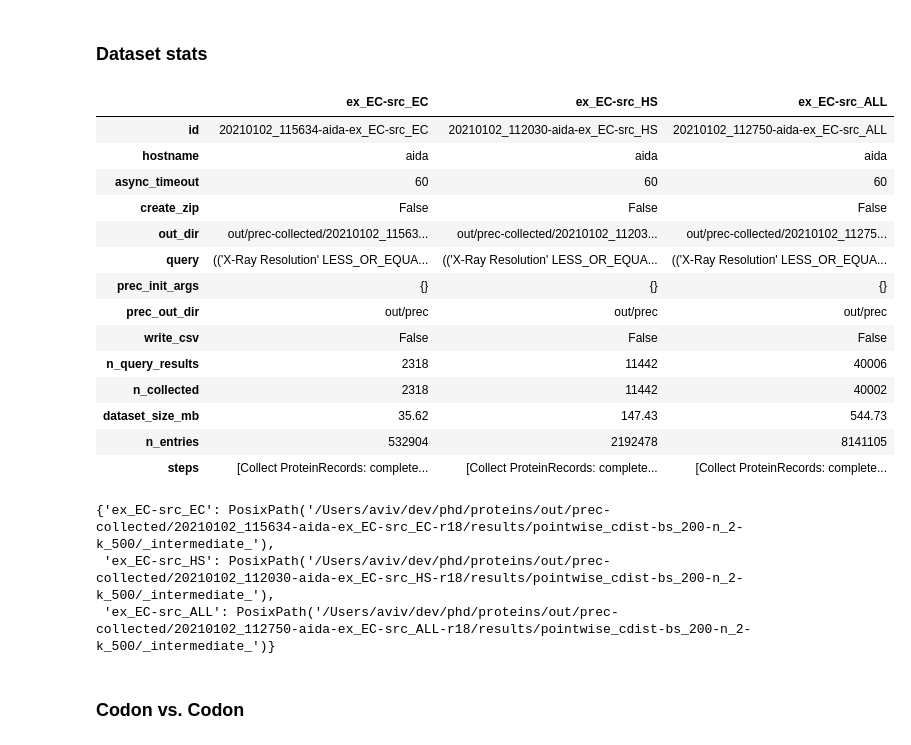
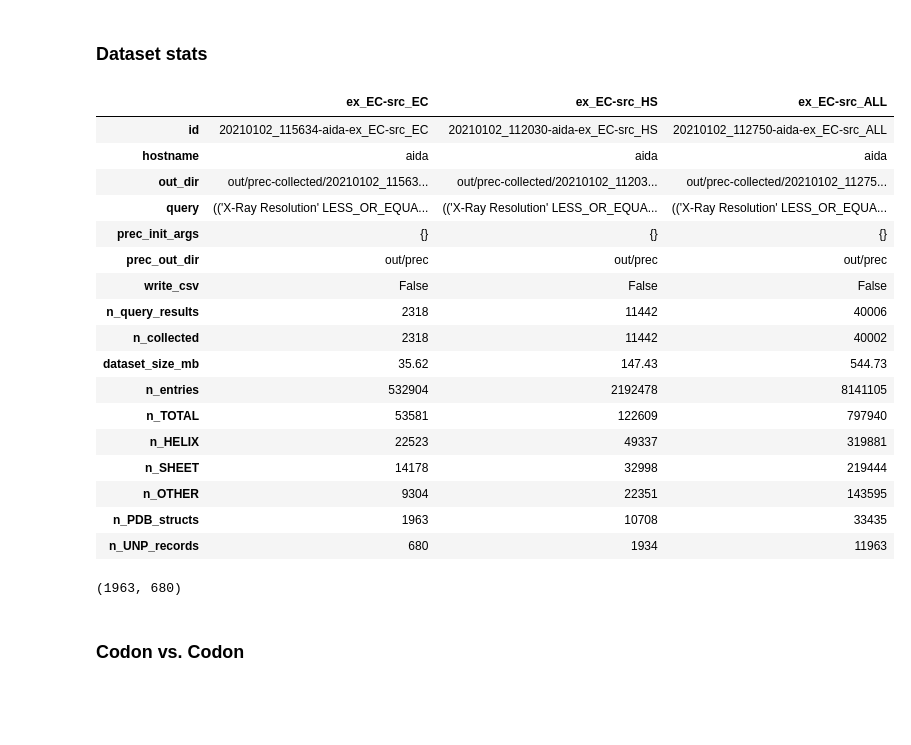
Before and after one commit to vistalab-technion/pp5, a Jupyter notebook: notebooks/05-pointwise_pvals.ipynb, the cells around one changed output. Drawn from its saved outputs; the diff is of its cells as text; code cells hidden in the pictures; blank space fills up the shorter version.

```diff
--- a/notebooks/05-pointwise_pvals.ipynb
+++ b/notebooks/05-pointwise_pvals.ipynb
@@ -31,6 +31,8 @@ DATASET_DIRS = (
 # %% [markdown]
 ### Dataset stats
 # %%
+from pp5.analysis import DSSP_TO_SS_TYPE
+
 # Maps from dataset tag to a metadata dict
 datasets_meta = {}
 
@@ -38,23 +40,53 @@ datasets_meta = {}
 dataset_result_dirs: Dict[str, Path] = {}
 
 for ds_dir in DATASET_DIRS:
+    # Load dataset metadata
     meta_path = ds_dir.joinpath("meta.json")
     with open(meta_path, "r") as f:
         ds_meta = json.load(f)
+    for _col in ("steps","async_timeout","create_zip"):
+        ds_meta.pop(_col)
     tag = ds_meta.pop("out_tag")
 
-    datasets_meta[tag] = ds_meta
+
+    # Load results metadata
+    results_meta_path = ds_dir.joinpath("results", RESULTS_TAG, "meta.json")
+    with open(results_meta_path, "r") as f:
+        results_meta = json.load(f)
+
+    # Copy some stats over from the results meta
+    for _col in ("n_TOTAL", "n_HELIX", "n_SHEET", "n_OTHER"):
+        ds_meta[_col] = results_meta[_col]
+
+    # Load data
+    data_prec_path = ds_dir.joinpath("data-precs.csv")
+    df_pointwise = pd.read_csv(
+        data_prec_path,
+        usecols=("pdb_id", "res_id", "unp_id", "unp_idx", "codon", "secondary"),
+        dtype={"unp_idx": "Int64"},
+        header=0,
+        # Consolidate different SS types into the ones we support
+        converters={"secondary": lambda ss: DSSP_TO_SS_TYPE.get(ss, "")},
+    )
+
+    # Save some stats
+    ds_meta["n_PDB_structs"] = len(df_pointwise.pdb_id.unique())
+    ds_meta["n_UNP_records"] = len(df_pointwise.unp_id.unique())
+
     dataset_result_dirs[tag] = ds_dir.joinpath("results", RESULTS_TAG, INTERMEDIATE_DIR)
     assert dataset_result_dirs[tag].is_dir()
+    datasets_meta[tag] = ds_meta
+
+    ############
+    # break
 # %%
 df_datasets_meta = pd.DataFrame(datasets_meta)
+df_datasets_meta.to_csv(f"out/pointwise_dataset_stats.csv", float_format="%.3f")
 df_datasets_meta
 # %% [output]
 |  | ex_EC-src_EC | ex_EC-src_HS | ex_EC-src_ALL |
 | id | 20210102_115634-aida-ex_EC-src_EC | 20210102_112030-aida-ex_EC-src_HS | 20210102_112750-aida-ex_EC-src_ALL |
 | hostname | aida | aida | aida |
-| async_timeout | 60 | 60 | 60 |
-| create_zip | False | False | False |
 | out_dir | out/prec-collected/20210102_11563... | out/prec-collected/20210102_11203... | out/prec-collected/20210102_11275... |
 | query | (('X-Ray Resolution' LESS_OR_EQUA... | (('X-Ray Resolution' LESS_OR_EQUA... | (('X-Ray Resolution' LESS_OR_EQUA... |
 | prec_init_args | {} | {} | {} |
@@ -64,13 +96,16 @@ df_datasets_meta
 | n_collected | 2318 | 11442 | 40002 |
 | dataset_size_mb | 35.62 | 147.43 | 544.73 |
 | n_entries | 532904 | 2192478 | 8141105 |
-| steps | [Collect ProteinRecords: complete... | [Collect ProteinRecords: complete... | [Collect ProteinRecords: complete... |
+| n_TOTAL | 53581 | 122609 | 797940 |
+| n_HELIX | 22523 | 49337 | 319881 |
+| n_SHEET | 14178 | 32998 | 219444 |
+| n_OTHER | 9304 | 22351 | 143595 |
+| n_PDB_structs | 1963 | 10708 | 33435 |
+| n_UNP_records | 680 | 1934 | 11963 |
-# %%
-dataset_result_dirs
-# %% [output]
-{'ex_EC-src_EC': PosixPath('/Users/aviv/dev/phd/proteins/out/prec-collected/20210102_115634-aida-ex_EC-src_EC-r18/results/pointwise_cdist-bs_200-n_2-k_500/_intermediate_'),
- 'ex_EC-src_HS': PosixPath('/Users/aviv/dev/phd/proteins/out/prec-collected/20210102_112030-aida-ex_EC-src_HS-r18/results/pointwise_cdist-bs_200-n_2-k_500/_intermediate_'),
- 'ex_EC-src_ALL': PosixPath('/Users/aviv/dev/phd/proteins/out/prec-collected/20210102_112750-aida-ex_EC-src_ALL-r18/results/pointwise_cdist-bs_200-n_2-k_500/_intermediate_')}
+# %%
+len(df_pointwise.pdb_id.unique()),  len(df_pointwise.unp_id.unique())
+# %% [output]
+(1963, 680)
 # %% [markdown]
 ### Codon vs. Codon
 # %%
```
Also changed, not shown: 1 other file.
